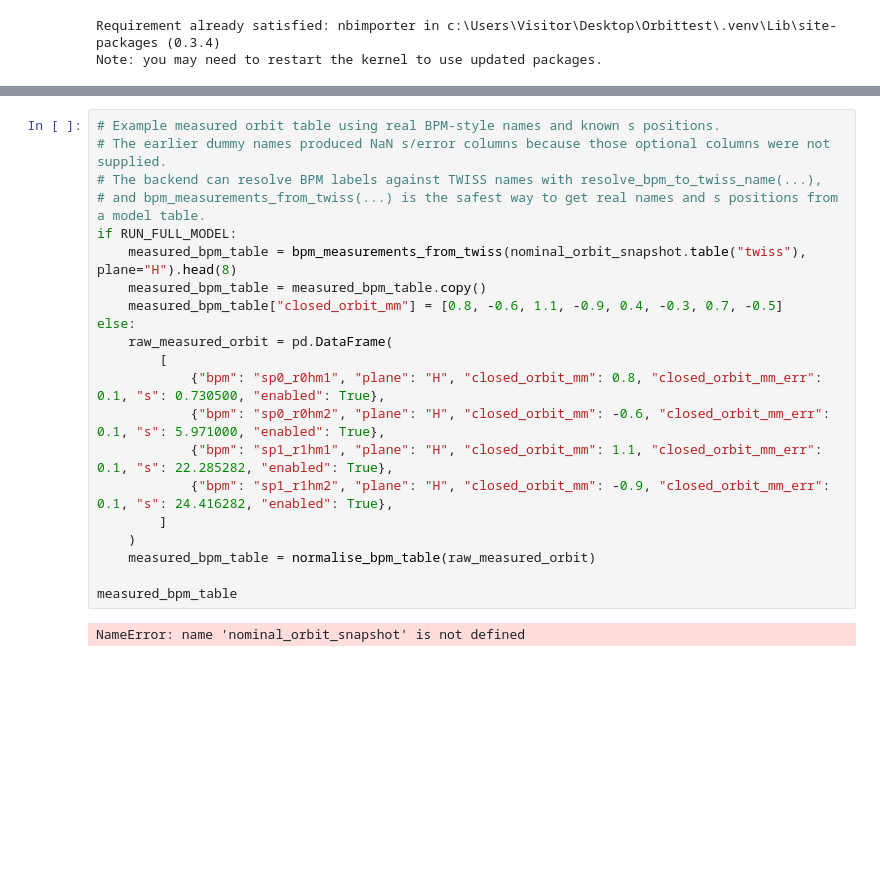
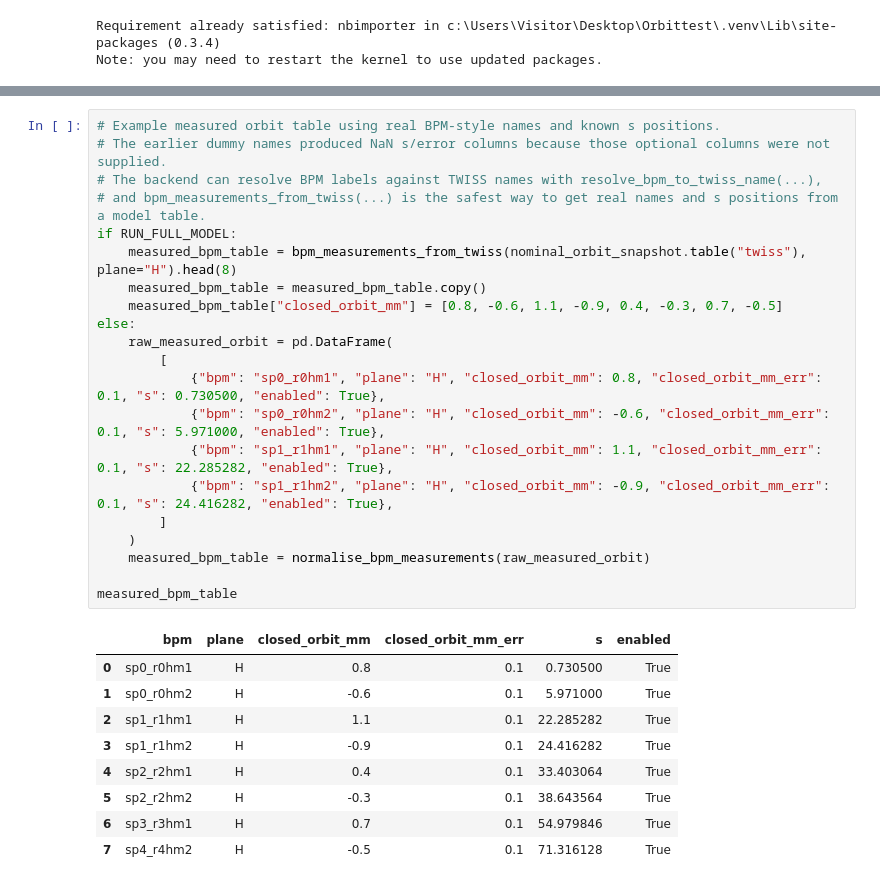
Before and after one commit to wonn1es/optics_gui_wx26_test, a Jupyter notebook: 1_measured_bpm_data.ipynb, the cells around one changed output, grey strips where cells are left out. Cells and saved outputs as stored; diff of their text form; blank space fills up the shorter version.

```diff
--- a/1_measured_bpm_data.ipynb
+++ b/1_measured_bpm_data.ipynb
@@ -79,23 +82,31 @@ ImportError: attempted relative import with no known parent package
 # %%
 # Example measured orbit table using real BPM-style names and known s positions.
 # The earlier dummy names produced NaN s/error columns because those optional columns were not supplied.
 # The backend can resolve BPM labels against TWISS names with resolve_bpm_to_twiss_name(...),
 # and bpm_measurements_from_twiss(...) is the safest way to get real names and s positions from a model table.
 if RUN_FULL_MODEL:
     measured_bpm_table = bpm_measurements_from_twiss(nominal_orbit_snapshot.table("twiss"), plane="H").head(8)
     measured_bpm_table = measured_bpm_table.copy()
     measured_bpm_table["closed_orbit_mm"] = [0.8, -0.6, 1.1, -0.9, 0.4, -0.3, 0.7, -0.5]
 else:
     raw_measured_orbit = pd.DataFrame(
         [
             {"bpm": "sp0_r0hm1", "plane": "H", "closed_orbit_mm": 0.8, "closed_orbit_mm_err": 0.1, "s": 0.730500, "enabled": True},
             {"bpm": "sp0_r0hm2", "plane": "H", "closed_orbit_mm": -0.6, "closed_orbit_mm_err": 0.1, "s": 5.971000, "enabled": True},
             {"bpm": "sp1_r1hm1", "plane": "H", "closed_orbit_mm": 1.1, "closed_orbit_mm_err": 0.1, "s": 22.285282, "enabled": True},
             {"bpm": "sp1_r1hm2", "plane": "H", "closed_orbit_mm": -0.9, "closed_orbit_mm_err": 0.1, "s": 24.416282, "enabled": True},
         ]
     )
-    measured_bpm_table = normalise_bpm_table(raw_measured_orbit)
+    measured_bpm_table = normalise_bpm_measurements(raw_measured_orbit)
 
 measured_bpm_table
 # %% [output]
-NameError: name 'nominal_orbit_snapshot' is not defined
+|  | bpm | plane | closed_orbit_mm | closed_orbit_mm_err | s | enabled |
+| 0 | sp0_r0hm1 | H | 0.8 | 0.1 | 0.730500 | True |
+| 1 | sp0_r0hm2 | H | -0.6 | 0.1 | 5.971000 | True |
+| 2 | sp1_r1hm1 | H | 1.1 | 0.1 | 22.285282 | True |
+| 3 | sp1_r1hm2 | H | -0.9 | 0.1 | 24.416282 | True |
+| 4 | sp2_r2hm1 | H | 0.4 | 0.1 | 33.403064 | True |
+| 5 | sp2_r2hm2 | H | -0.3 | 0.1 | 38.643564 | True |
+| 6 | sp3_r3hm1 | H | 0.7 | 0.1 | 54.979846 | True |
+| 7 | sp4_r4hm2 | H | -0.5 | 0.1 | 71.316128 | True |
```
Also changed, not shown: parts of 8 cells of this notebook, 1 other file.
